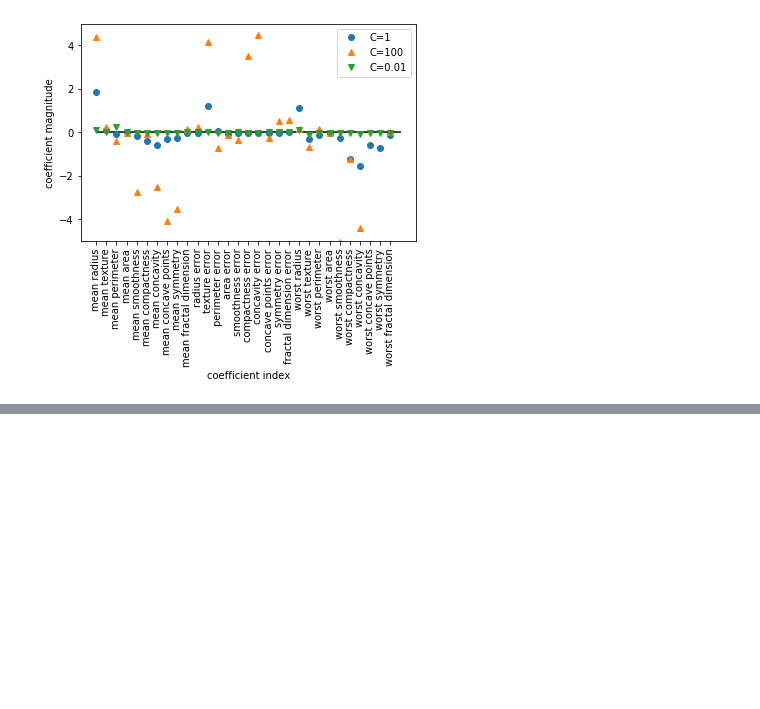
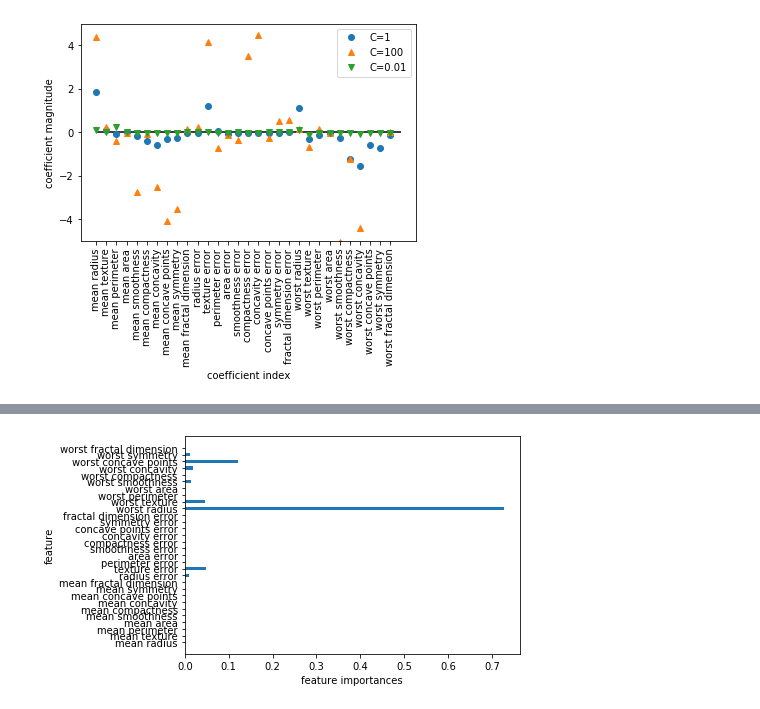
Before and after one commit to wushidiguo/scikit-learn, a Jupyter notebook: Untitled.ipynb, the cells around one changed output, grey strips where cells are left out. Drawn from its saved outputs; the diff is of its cells as text; code cells hidden in the pictures; blank space fills up the shorter version.

```diff
--- a/Untitled.ipynb
+++ b/Untitled.ipynb
@@ -461,3 +461,14 @@ plt.legend()
 # %% [output]
 <matplotlib.legend.Legend at 0x...>
 [figure]
+# %%
+from sklearn.tree import DecisionTreeClassifier
+from sklearn.datasets import load_breast_cancer
+from sklearn.model_selection import train_test_split
+
+cancer = load_breast_cancer()
+X_train, X_test, y_train, y_test = train_test_split(cancer.data, cancer.target, stratify=cancer.target, random_state=42)
+tree = DecisionTreeClassifier(random_state=0)
+tree.fit(X_train, y_train)
+print(tree.score(X_train, y_train))
+print(tree.score(X_test, y_test))
@@ -463,0 +478,5 @@ plt.legend()
+# %%
+tree = DecisionTreeClassifier(random_state=0, max_depth=4)
+tree.fit(X_train, y_train)
+print(tree.score(X_train, y_train))
+print(tree.score(X_test, y_test))
@@ -463,0 +498,14 @@ plt.legend()
+# %%
+from matplotlib import pyplot as plt
+import numpy as np
+
+def plot_feature_importances_cancer(model):
+    n_features = cancer.data.shape[1]
+    plt.barh(range(n_features), model.feature_importances_, align="center",height=0.5)
+    plt.yticks(range(n_features), cancer.feature_names)
+    plt.xlabel("feature importances")
+    plt.ylabel("feature")
+# %%
+plot_feature_importances_cancer(tree)
+# %% [output]
+[figure, added]
```
Also changed, not shown: parts of 3 cells of this notebook, 2 other files.
